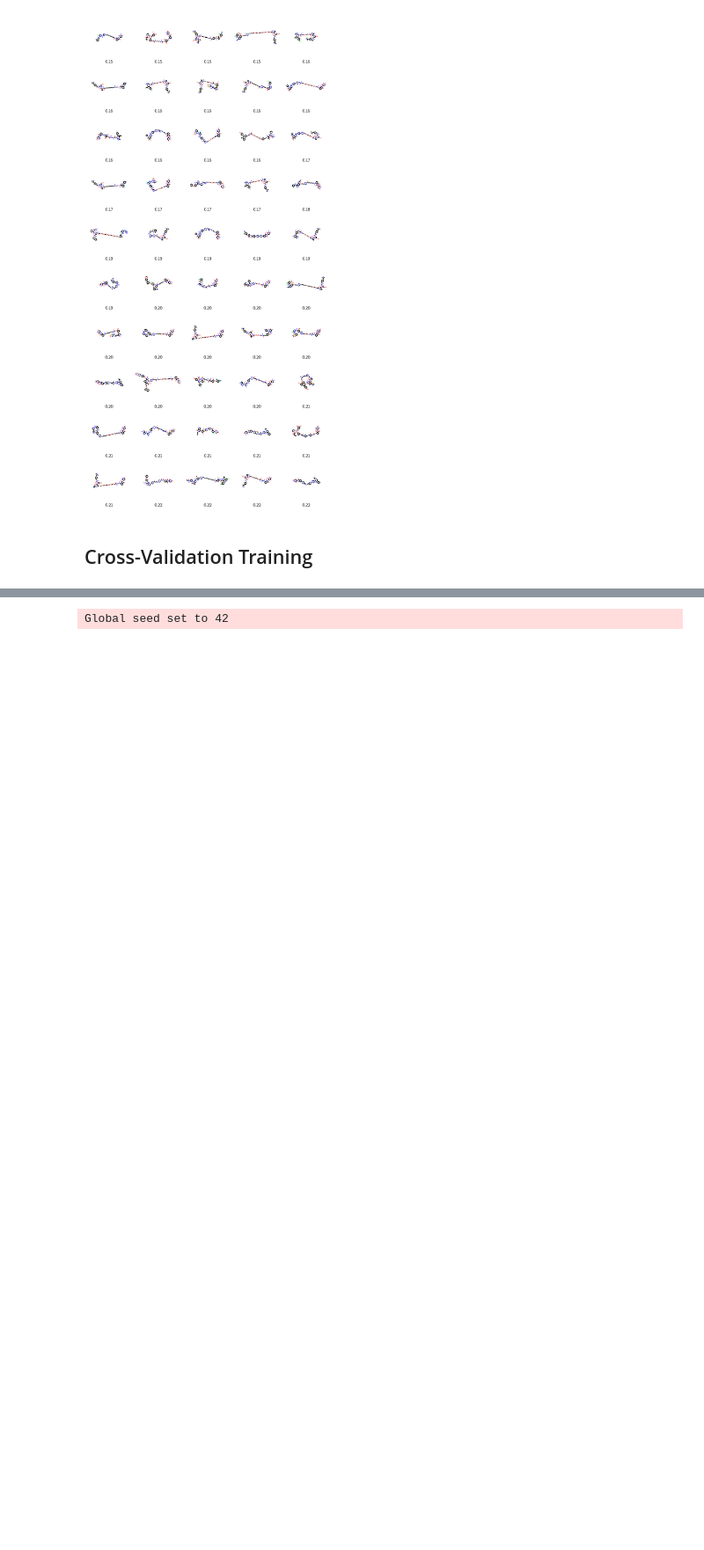
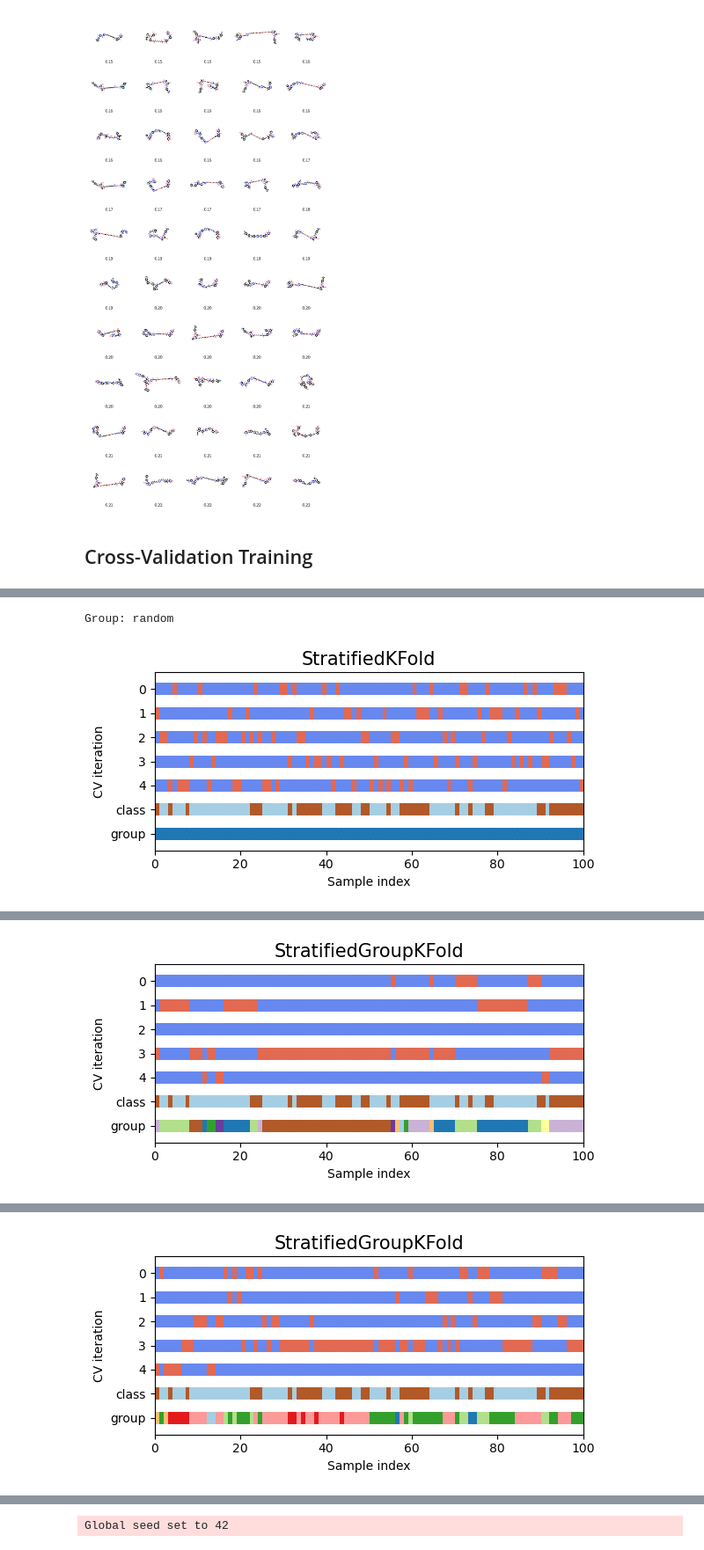
Before and after one commit to ribesstefano/PROTAC-Degradation-Predictor, a Jupyter notebook: notebooks/protac_degradation_predictor.ipynb, the cells around one changed output, grey strips where cells are left out. Shown at 88% size. Saved outputs shown, nothing was run; the diff lists cells and outputs as text; code cells hidden in the pictures; blank space fills up the shorter version.

Commit message:
Polished CV folds plotting

```diff
--- a/notebooks/protac_degradation_predictor.ipynb
+++ b/notebooks/protac_degradation_predictor.ipynb
@@ -1066,0 +1116,78 @@ TODO: Separate test set??
+# %%
+from sklearn.model_selection import (
+    StratifiedKFold,
+    StratifiedGroupKFold,
+)
+from sklearn.preprocessing import OrdinalEncoder
+
+# NOTE: When set to 60, it will result in 29 groups, with nice distributions of
+# the number of unique groups in the train and validation sets, together with
+# the number of active and inactive PROTACs.
+n_bins_tanimoto = 60
+n_splits = 5
+val_metrics = []
+tmp = protac_df[protac_df['Active'].notna()]
+
+# Make three groups for CV:
+# * Random split
+# * Split by Uniprot (POI)
+# * Split by least tanimoto similarity PROTAC-wise
+groups = [
+    'random',
+    'uniprot',
+    'tanimoto',
+]
+
+for group_type in groups:
+    if group_type == 'random':
+        kf = StratifiedKFold(n_splits=n_splits, shuffle=True, random_state=42)
+        groups = None
+        # continue
+    elif group_type == 'uniprot':
+        # Split by Uniprot
+        kf = StratifiedGroupKFold(n_splits=n_splits, shuffle=True, random_state=42)
+        encoder = OrdinalEncoder()
+        groups = encoder.fit_transform(tmp['Uniprot'].values.reshape(-1, 1))
+        print(f'Number of unique groups: {len(encoder.categories_[0])}')
+    elif group_type == 'tanimoto':
+        # Split by tanimoto similarity, i.e., group_type PROTACs with similar Avg Tanimoto
+        kf = StratifiedGroupKFold(n_splits=n_splits, shuffle=True, random_state=42)
+        tanimoto_groups = pd.cut(tmp['Avg Tanimoto'], bins=n_bins_tanimoto).copy()
+        encoder = OrdinalEncoder()
+        groups = encoder.fit_transform(tanimoto_groups.values.reshape(-1, 1))
+        print(f'Number of unique groups: {len(encoder.categories_[0])}')
+
+
+    X = tmp.drop(columns='Active')
+    y = tmp['Active'].tolist()
+
+    print(f'Group: {group_type}')
+    fig, ax = plt.subplots(figsize=(6, 3))
+    plot_cv_indices(kf, X=X, y=y, group=groups, ax=ax, n_splits=n_splits)
+    plt.tight_layout()
+    plt.show()
+
+    stats = []
+    for k, (train_index, val_index) in enumerate(kf.split(X, y, groups)):
+        train_df = tmp.iloc[train_index]
+        val_df = tmp.iloc[val_index]
+        stat = {
+            'fold': k,
+            'train_len': len(train_df),
+            'val_len': len(val_df),
+            'train_active (%)': train_df['Active'].sum() / len(train_df) * 100,
+            'train_inactive (%)': (len(train_df) - train_df['Active'].sum()) / len(train_df) * 100,
+            'val_active (%)': val_df['Active'].sum() / len(val_df) * 100,
+            'val_inactive (%)': (len(val_df) - val_df['Active'].sum()) / len(val_df) * 100,
+        }
+        if group_type != 'random':
+            stat['train_unique_groups'] = len(np.unique(groups[train_index]))
+            stat['val_unique_groups'] = len(np.unique(groups[val_index]))
+            stat['num_leaking_uniprot'] = len(set(train_df['Uniprot']).intersection(set(val_df['Uniprot'])))
+            stat['num_leaking_smiles'] = len(set(train_df['Smiles']).intersection(set(val_df['Smiles'])))
+        stats.append(stat)
+    display(pd.DataFrame(stats).round(1))
+    print('-' * 120)
+# %% [output]
+Group: random
+[figure, added]
@@ -1066,0 +1203 @@ TODO: Separate test set??
+[figure, added]
@@ -1066,0 +1213 @@ TODO: Separate test set??
+[figure, added]
```
Also changed, not shown: parts of 15 cells of this notebook.
